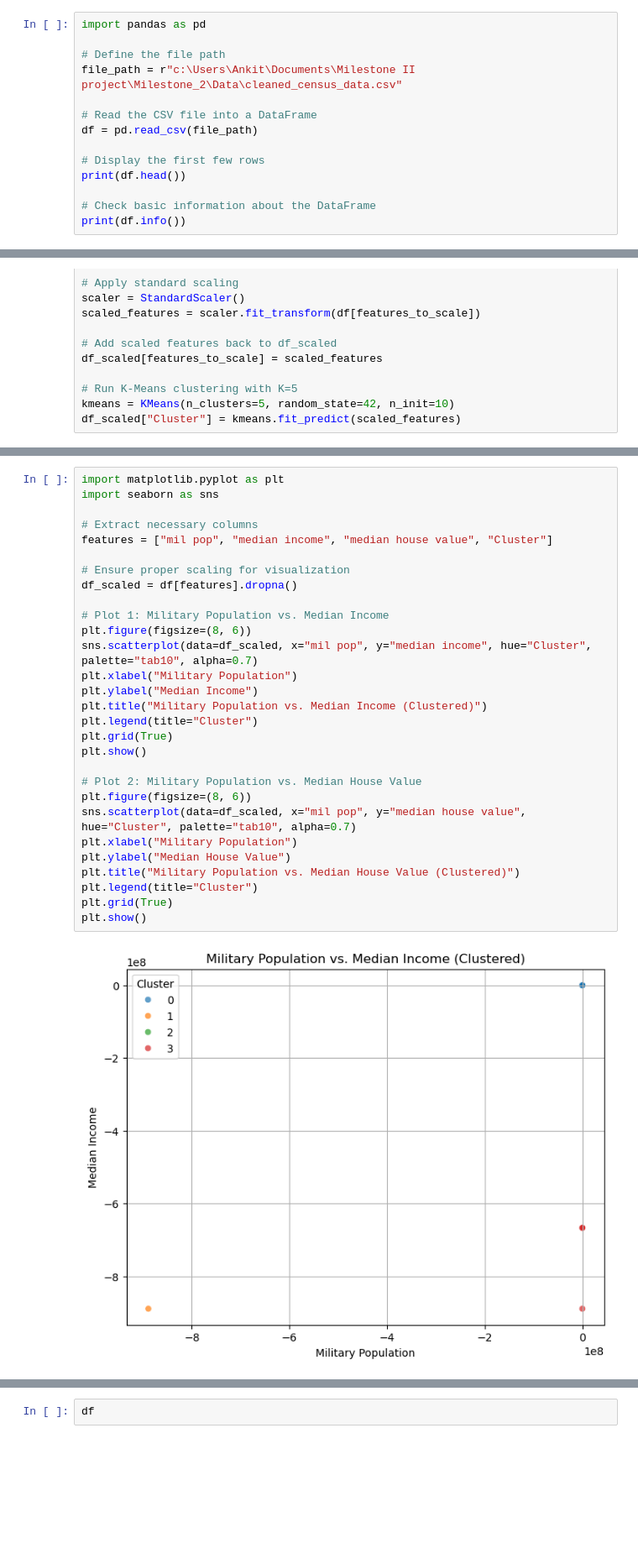
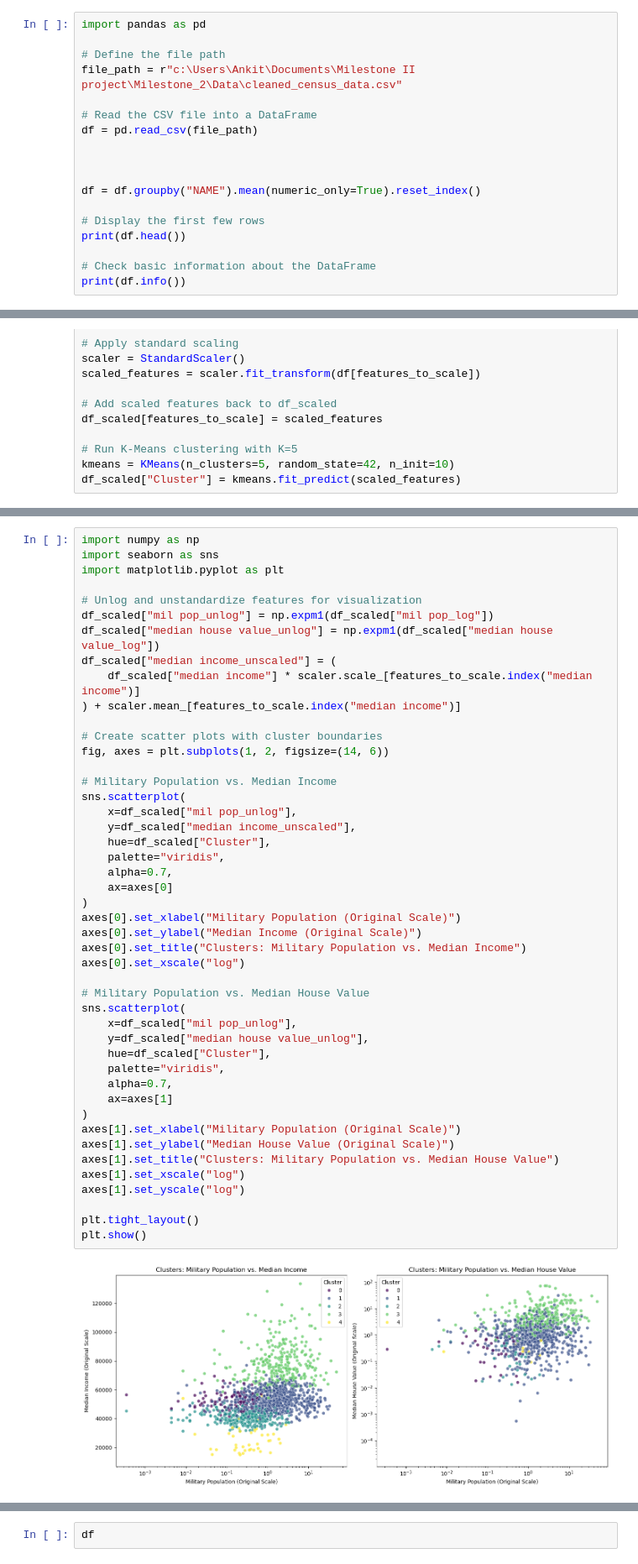
Before and after one commit to kellerl7/Milestone_2, a Jupyter notebook: Unsupervised_Learning/Unsupervised_Learning.ipynb, the cells around one changed output, grey strips where cells are left out. Shown at 84% size. Saved outputs shown, nothing was run; the diff lists cells and outputs as text; blank space fills up the shorter version.

```diff
--- a/Unsupervised_Learning/Unsupervised_Learning.ipynb
+++ b/Unsupervised_Learning/Unsupervised_Learning.ipynb
@@ -7,6 +7,10 @@ file_path = r"c:\Users\Ankit\Documents\Milestone II project\Milestone_2\Data\cle
 # Read the CSV file into a DataFrame
 df = pd.read_csv(file_path)
 
+
+
+df = df.groupby("NAME").mean(numeric_only=True).reset_index()
+
 # Display the first few rows
 print(df.head())
 
@@ -293,31 +285,48 @@ NameError: name 'tools' is not defined
 # %%
+import numpy as np
+import seaborn as sns
 import matplotlib.pyplot as plt
-import seaborn as sns
 
-# Extract necessary columns
-features = ["mil pop", "median income", "median house value", "Cluster"]
+# Unlog and unstandardize features for visualization
+df_scaled["mil pop_unlog"] = np.expm1(df_scaled["mil pop_log"])
+df_scaled["median house value_unlog"] = np.expm1(df_scaled["median house value_log"])
+df_scaled["median income_unscaled"] = (
+    df_scaled["median income"] * scaler.scale_[features_to_scale.index("median income")]
+) + scaler.mean_[features_to_scale.index("median income")]
 
-# Ensure proper scaling for visualization
-df_scaled = df[features].dropna()
+# Create scatter plots with cluster boundaries
+fig, axes = plt.subplots(1, 2, figsize=(14, 6))
 
-# Plot 1: Military Population vs. Median Income
-plt.figure(figsize=(8, 6))
-sns.scatterplot(data=df_scaled, x="mil pop", y="median income", hue="Cluster", palette="tab10", alpha=0.7)
-plt.xlabel("Military Population")
-plt.ylabel("Median Income")
-plt.title("Military Population vs. Median Income (Clustered)")
-plt.legend(title="Cluster")
-plt.grid(True)
+# Military Population vs. Median Income
+sns.scatterplot(
+    x=df_scaled["mil pop_unlog"],
+    y=df_scaled["median income_unscaled"],
+    hue=df_scaled["Cluster"],
+    palette="viridis",
+    alpha=0.7,
+    ax=axes[0]
+)
+axes[0].set_xlabel("Military Population (Original Scale)")
+axes[0].set_ylabel("Median Income (Original Scale)")
+axes[0].set_title("Clusters: Military Population vs. Median Income")
+axes[0].set_xscale("log")
+
+# Military Population vs. Median House Value
+sns.scatterplot(
+    x=df_scaled["mil pop_unlog"],
+    y=df_scaled["median house value_unlog"],
+    hue=df_scaled["Cluster"],
+    palette="viridis",
+    alpha=0.7,
+    ax=axes[1]
+)
+axes[1].set_xlabel("Military Population (Original Scale)")
+axes[1].set_ylabel("Median House Value (Original Scale)")
+axes[1].set_title("Clusters: Military Population vs. Median House Value")
+axes[1].set_xscale("log")
+axes[1].set_yscale("log")
+
+plt.tight_layout()
 plt.show()
-
-# Plot 2: Military Population vs. Median House Value
-plt.figure(figsize=(8, 6))
-sns.scatterplot(data=df_scaled, x="mil pop", y="median house value", hue="Cluster", palette="tab10", alpha=0.7)
-plt.xlabel("Military Population")
-plt.ylabel("Median House Value")
-plt.title("Military Population vs. Median House Value (Clustered)")
-plt.legend(title="Cluster")
-plt.grid(True)
-plt.show()
 # %% [output]
-[figure, old version]
+[figure, new version]
```
Also changed, not shown: parts of 11 cells of this notebook.
